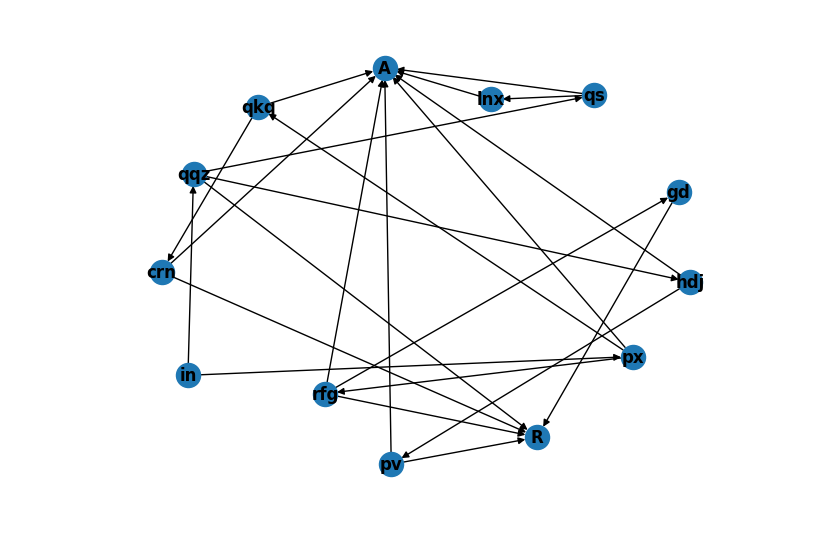
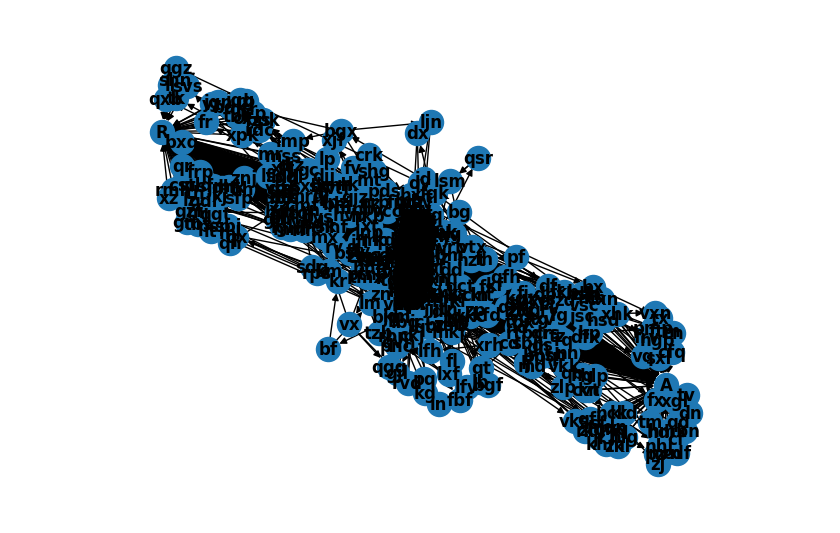
Before and after one commit to cbrachem/aoc2023, a Jupyter notebook: notebooks/day19.ipynb, the cells around one changed output. Drawn from its saved outputs; the diff is of its cells as text; code cells hidden in the pictures.

```diff
--- a/notebooks/day19.ipynb
+++ b/notebooks/day19.ipynb
@@ -24,8 +24,8 @@ def read_input(filename):
                 lines.append(line.strip())
         yield lines
 # %%
-raw_workflows, raw_parts = read_input("../input/day19-sample1.txt")
-# raw_workflows, raw_parts = read_input("../input/day19-input.txt")
+# raw_workflows, raw_parts = read_input("../input/day19-sample1.txt")
+raw_workflows, raw_parts = read_input("../input/day19-input.txt")
 # %%
 def parse_part(p):
     return Part(*map(int, re.findall(r"\d+", p)))
@@ -174,7 +173,7 @@ G.add_edges_from([
 # %%
-nx.draw(G, pos=nx.spring_layout(G, k=3), with_labels=True, font_weight='bold')
+nx.draw(G, pos=nx.spring_layout(G, k=0.1), with_labels=True, font_weight='bold')
 # %% [output]
-[figure, old version]
+[figure, new version]
 # %%
 path_rules = []
 for path in nx.all_simple_paths(G, source='in', target='A'):
```
Also changed, not shown: parts of 24 cells of this notebook.
